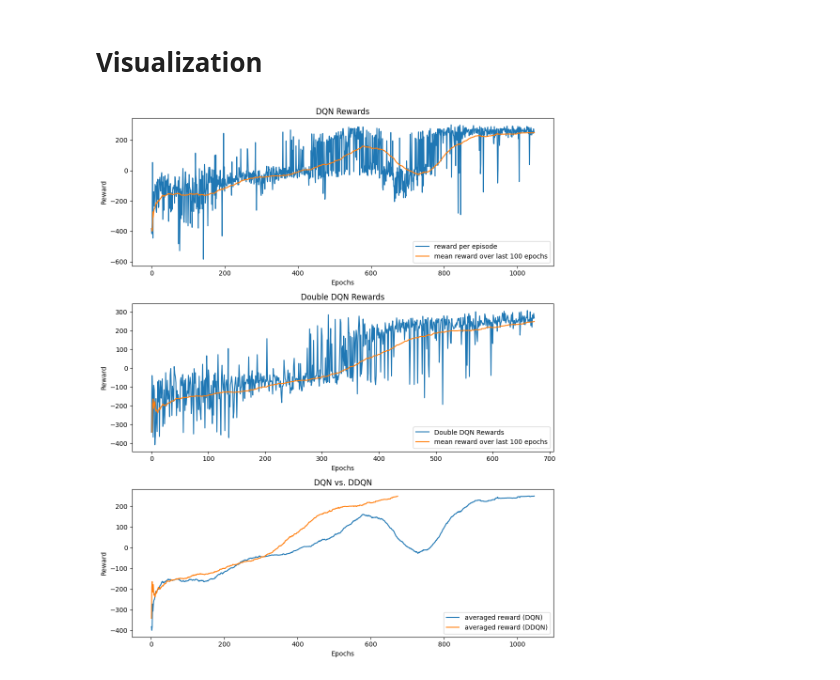
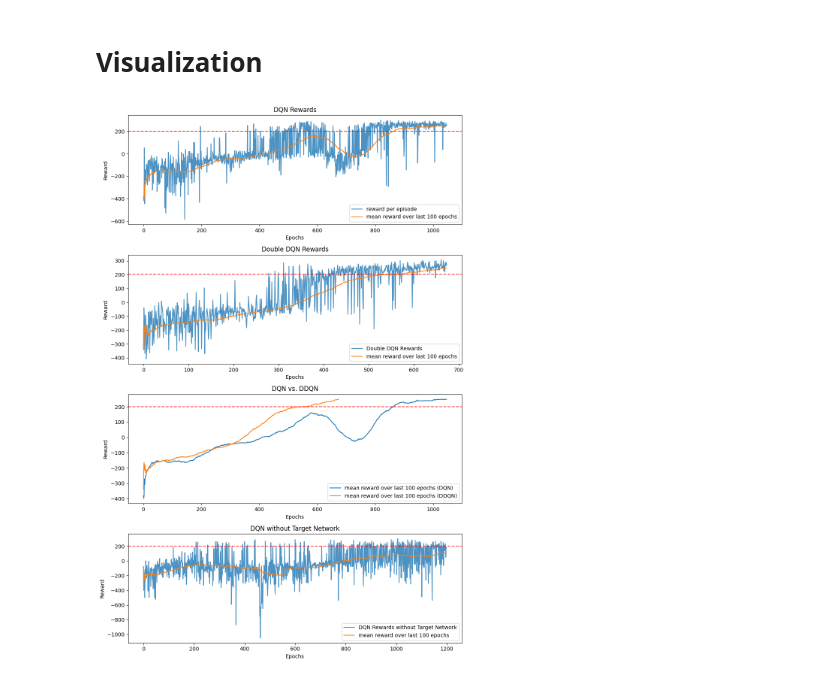
Before and after one commit to adedert/IANNWTF_FinalProject, a Jupyter notebook: Lunar_Lander.ipynb, the cells around one changed output. Saved outputs shown, nothing was run; the diff lists cells and outputs as text; code cells hidden in the pictures.

Commit message:
no target network

```diff
--- a/Lunar_Lander.ipynb
+++ b/Lunar_Lander.ipynb
@@ -54,39 +54,55 @@ with open(PATH + 'dqn_rewards.pkl', 'rb') as f:
   dqn_rewards = pickle.load(f)
 with open(PATH + 'double_dqn_rewards.pkl', 'rb') as f:
   double_dqn_rewards = pickle.load(f)
+with open(PATH + 'solo_dqn_rewards.pkl', 'rb') as f:
+  solo_dqn_rewards = pickle.load(f)
 with open(PATH + 'avg_rwd_dqn.pkl', 'rb') as f:
   avg_rwd_dqn = pickle.load(f)
 with open(PATH + 'avg_rwd_double_dqn.pkl', 'rb') as f:
   avg_rwd_double_dqn = pickle.load(f)
+with open(PATH + 'avg_rwd_solo_dqn.pkl', 'rb') as f:
+  avg_rwd_solo_dqn = pickle.load(f)
 # %%
 #
-fig, axs = plt.subplots(3, 1, figsize=(10, 12))
+fig, axs = plt.subplots(4, 1, figsize=(10, 15))
 
 # First subplot
-axs[0].plot(dqn_rewards, label='reward per episode')
+axs[0].plot(dqn_rewards, label='reward per episode', alpha=0.8)
 axs[0].plot(avg_rwd_dqn, label='mean reward over last 100 epochs')
+axs[0].axhline(y=200, color='red', linestyle='--', alpha=0.8)
 axs[0].set_title('DQN Rewards')
 axs[0].legend(loc='lower right')
 axs[0].set_xlabel('Epochs')
 axs[0].set_ylabel('Reward')
 
 # Second subplot
-axs[1].plot(double_dqn_rewards, label='Double DQN Rewards')
+axs[1].plot(double_dqn_rewards, label='Double DQN Rewards', alpha=0.8)
 axs[1].plot(avg_rwd_double_dqn, label='mean reward over last 100 epochs')
+axs[1].axhline(y=200, color='red', linestyle='--', alpha=0.8)
 axs[1].set_title('Double DQN Rewards')
 axs[1].legend(loc='lower right')
 axs[1].set_xlabel('Epochs')
 axs[1].set_ylabel('Reward')
 
 # Third subplot
-axs[2].plot(avg_rwd_dqn, label='averaged reward (DQN)')
-axs[2].plot(avg_rwd_double_dqn, label='averaged reward (DDQN)')
+axs[2].plot(avg_rwd_dqn, label='mean reward over last 100 epochs (DQN)')
+axs[2].plot(avg_rwd_double_dqn, label='mean reward over last 100 epochs (DDQN)')
+axs[2].axhline(y=200, color='red', linestyle='--', alpha=0.8)
 axs[2].set_title('DQN vs. DDQN')
 axs[2].legend(loc='lower right')
 axs[2].set_xlabel('Epochs')
 axs[2].set_ylabel('Reward')
 
+# Third subplot
+axs[3].plot(solo_dqn_rewards, label='DQN Rewards without Target Network', alpha=0.8)
+axs[3].plot(avg_rwd_solo_dqn, label='mean reward over last 100 epochs')
+axs[3].axhline(y=200, color='red', linestyle='--', alpha=0.8)
+axs[3].set_title('DQN without Target Network')
+axs[3].legend(loc='lower right')
+axs[3].set_xlabel('Epochs')
+axs[3].set_ylabel('Reward')
+
 plt.tight_layout()
 plt.show()
 # %% [output]
-[figure, old version]
+[figure, new version]
```
Also changed, not shown: 2 other files.
